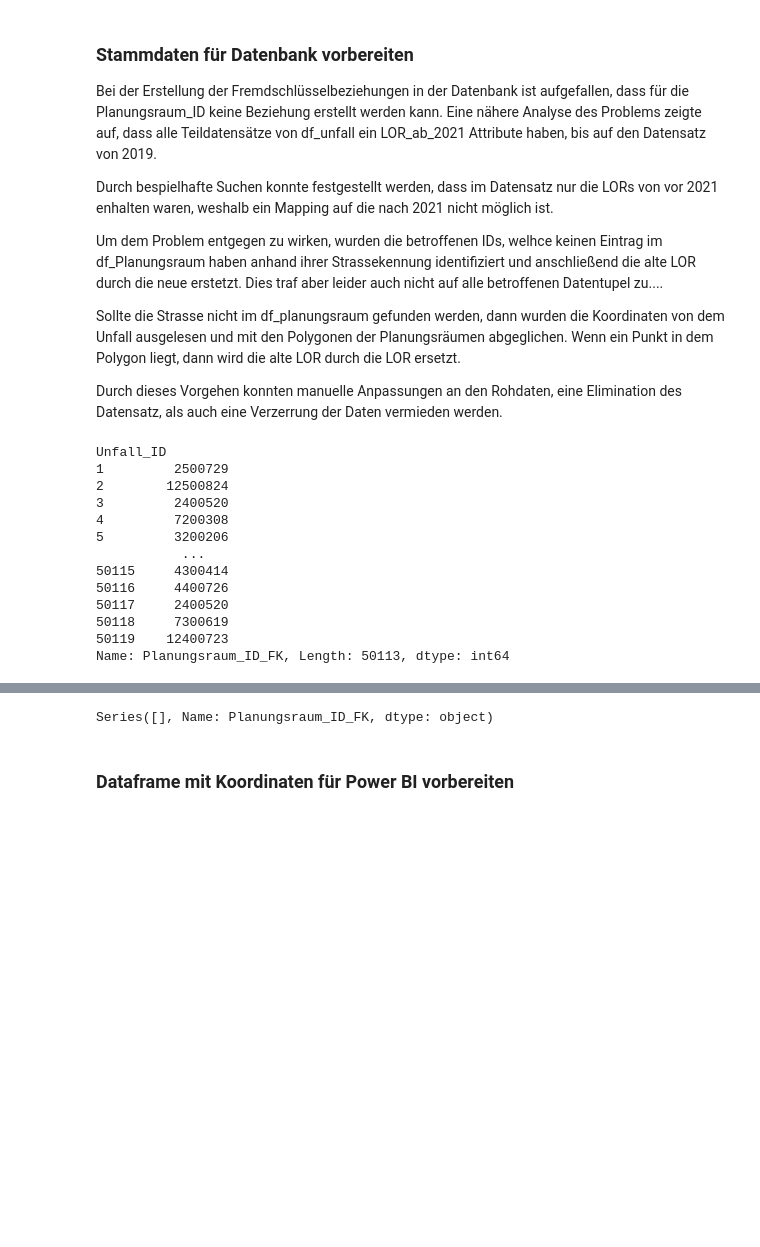
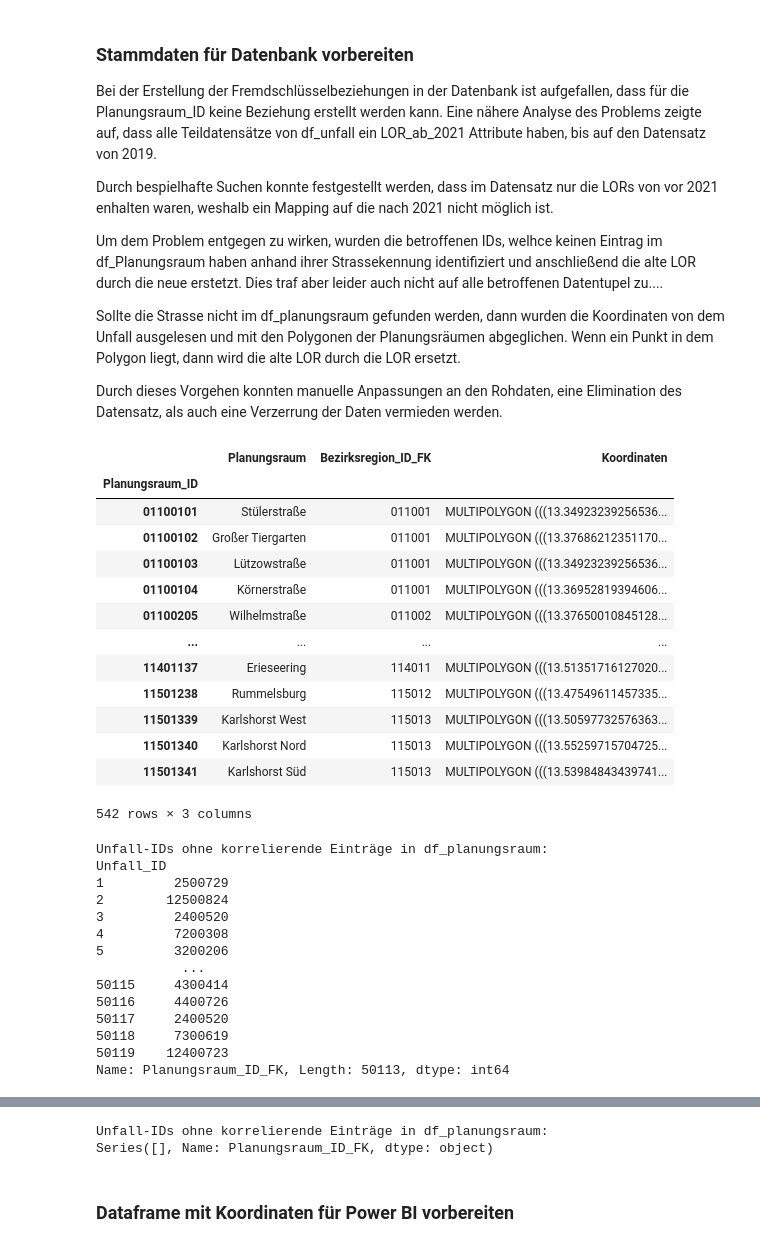
Before and after one commit to ooxiel/BIA_Unfaelle_Berlin, a Jupyter notebook: ETL.ipynb, the cells around one changed output, grey strips where cells are left out. Drawn from its saved outputs; the diff is of its cells as text; code cells hidden in the pictures; blank space fills up the shorter version.

```diff
--- a/ETL.ipynb
+++ b/ETL.ipynb
@@ -233,7 +234,6 @@ df_unfaelle['IstSonstige']            = df_unfaelle['IstSonstige'].apply(convert
 df_unfaelle['Strassenzustand_ID_FK']  = df_unfaelle['Strassenzustand_ID_FK'].replace('Hellersdorfer Promenade', np.nan)   # Fehlerbehebung Strassenzustand
 df_unfaelle.loc[:, 'X-Koordinate']    = df_unfaelle['X-Koordinate'].str.replace(',', '.')                                 # Fehlerbehebung Koordinate
 df_unfaelle.loc[:, 'Y-Koordinate']    = df_unfaelle['Y-Koordinate'].str.replace(',', '.')                                 # Fehlerbehebung Koordinate
-df_unfaelle['STRASSE']                = df_unfaelle['STRASSE'].fillna('')
 df_unfaelle.dropna(inplace=True)                                                                                          # Fehlerbehung LOR und Strassenzustand
 
 df_unfaelle.dtypes    # Anzeigen aktuelle Datentypen
@@ -1138,0 +1053,21 @@ df_planungsraum.head()
+# %%
+######################################################
+# Dataframe für erstellen und Verknüpfung hinzufügen #
+######################################################
+
+def addLORRelation(df: pd.DataFrame, df_index_column: str, foreign_index_column: str,id_splitter: int):
+
+  index_column = df[f'''{df_index_column}''']
+  list_id       = []
+
+  for id in index_column:
+    list_id.append(id[:id_splitter])
+
+  df.insert(len(df.columns), column=f'''{foreign_index_column}_FK''', value= list_id)
+  df.set_index(df_index_column, inplace= True)
+
+  return df
+# %%
+df_prognoseraum   = addLORRelation(df_prognoseraum, 'Prognoseraum_ID', 'Bezirk_ID',2)
+df_bezirksregion  = addLORRelation(df_bezirksregion, 'Bezirksregion_ID', 'Prognoseraum_ID', 4)
+df_planungsraum   = addLORRelation(df_planungsraum, 'Planungsraum_ID','Bezirksregion_ID', 6)
@@ -1249,3 +1163,6 @@ df_planungsraum   = addCOORDINATES(planungsraum_geo, df_planungsraum, 'PLR_ID')
+# %%
+# Methodenaufruf
+planungsraum_geo    = readJSON(data_path+'/LOR/coordinates/wgs84/planungsraum_wgs84.geojson')
 # %% [markdown]
 ### Stammdaten für Datenbank vorbereiten
 Bei der Erstellung der Fremdschlüsselbeziehungen in der Datenbank ist aufgefallen, dass für die Planungsraum_ID keine Beziehung erstellt werden kann. Eine nähere Analyse des Problems zeigte auf, dass alle Teildatensätze von df_unfall ein LOR_ab_2021 Attribute haben, bis auf den Datensatz von 2019.
@@ -1260,3 +1230,22 @@ Durch dieses Vorgehen konnten manuelle Anpassungen an den Rohdaten, eine Elimina
+# %%
+# Methodenaufruf
+df_planungsraum   = addCOORDINATES(planungsraum_geo, df_planungsraum, 'PLR_ID')
+df_planungsraum
+# %% [output]
+|  | Planungsraum | Bezirksregion_ID_FK | Koordinaten |
+| Planungsraum_ID |  |  |  |
+| 01100101 | Stülerstraße | 011001 | MULTIPOLYGON (((13.34923239256536... |
+| 01100102 | Großer Tiergarten | 011001 | MULTIPOLYGON (((13.37686212351170... |
+| 01100103 | Lützowstraße | 011001 | MULTIPOLYGON (((13.34923239256536... |
+| 01100104 | Körnerstraße | 011001 | MULTIPOLYGON (((13.36952819394606... |
+| 01100205 | Wilhelmstraße | 011002 | MULTIPOLYGON (((13.37650010845128... |
+| ... | ... | ... | ... |
+| 11401137 | Erieseering | 114011 | MULTIPOLYGON (((13.51351716127020... |
+| 11501238 | Rummelsburg | 115012 | MULTIPOLYGON (((13.47549611457335... |
+| 11501339 | Karlshorst West | 115013 | MULTIPOLYGON (((13.50597732576363... |
+| 11501340 | Karlshorst Nord | 115013 | MULTIPOLYGON (((13.55259715704725... |
+| 11501341 | Karlshorst Süd | 115013 | MULTIPOLYGON (((13.53984843439741... |
+542 rows × 3 columns
 # %%
 #############################################################################################
 # Anzeigen von Indizes, welche in df_unfaelle, aber nicht in df_planungsraum enthalten sind #
@@ -1265,11 +1254,13 @@ Durch dieses Vorgehen konnten manuelle Anpassungen an den Rohdaten, eine Elimina
 # Überprüfen, ob für jeden Eintrag in df_unfaelle ein korrelierender Eintrag in df_planungsraum existiert
 test = df_unfaelle['Planungsraum_ID_FK'].isin(df_planungsraum.index).all()
 
-# Nicht vorhandene IDs ausgeben
+# Anzeigen von Indizes, welche in df_unfaelle, aber nicht in df_planungsraum enthalten sind
 missing_ids = df_unfaelle[~df_unfaelle['Planungsraum_ID_FK'].isin(df_planungsraum.index)]['Planungsraum_ID_FK']
 
+print("Unfall-IDs ohne korrelierende Einträge in df_planungsraum:")
 print(missing_ids)
 # %% [output]
+Unfall-IDs ohne korrelierende Einträge in df_planungsraum:
 Unfall_ID
 1         2500729
 2        12500824
@@ -1338,11 +1317,13 @@ df_unfaelle
 # Überprüfen, ob für jeden Eintrag in df_unfaelle ein korrelierender Eintrag in df_planungsraum existiert
 test = df_unfaelle['Planungsraum_ID_FK'].isin(df_planungsraum.index).all()
 
-# Nicht vorhandene IDs ausgeben
+# Anzeigen von Indizes, welche in df_unfaelle, aber nicht in df_planungsraum enthalten sind
 missing_ids = df_unfaelle[~df_unfaelle['Planungsraum_ID_FK'].isin(df_planungsraum.index)]['Planungsraum_ID_FK']
 
+print("Unfall-IDs ohne korrelierende Einträge in df_planungsraum:")
 print(missing_ids)
 # %% [output]
+Unfall-IDs ohne korrelierende Einträge in df_planungsraum:
 Series([], Name: Planungsraum_ID_FK, dtype: object)
 # %% [markdown]
 ### Dataframe mit Koordinaten für Power BI vorbereiten
```
Also changed, not shown: parts of 36 cells of this notebook, 18 other files.
